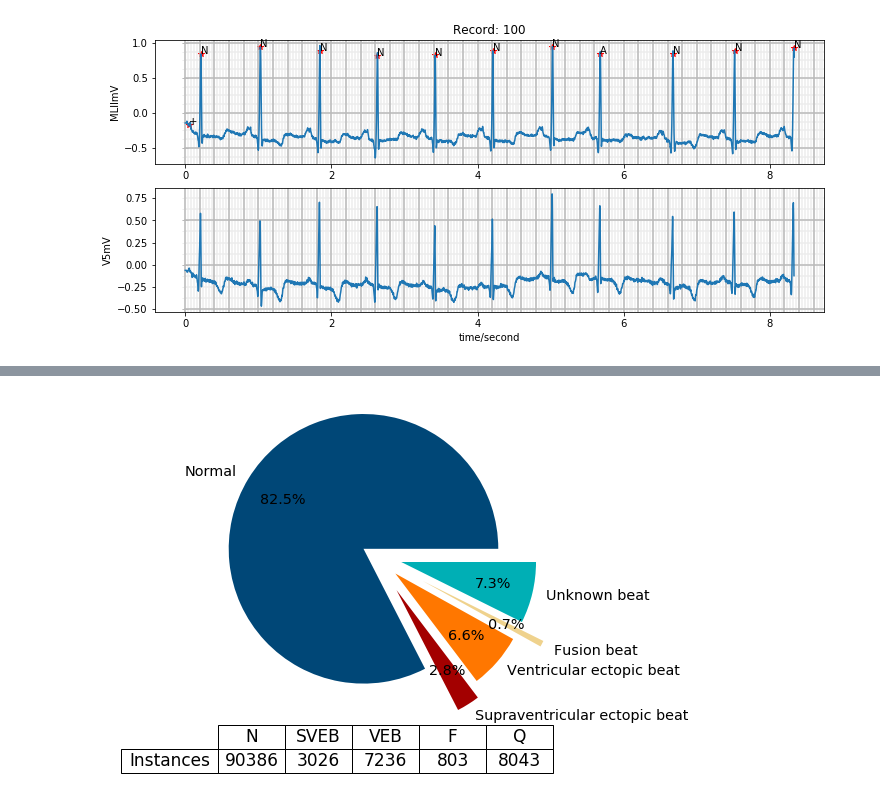
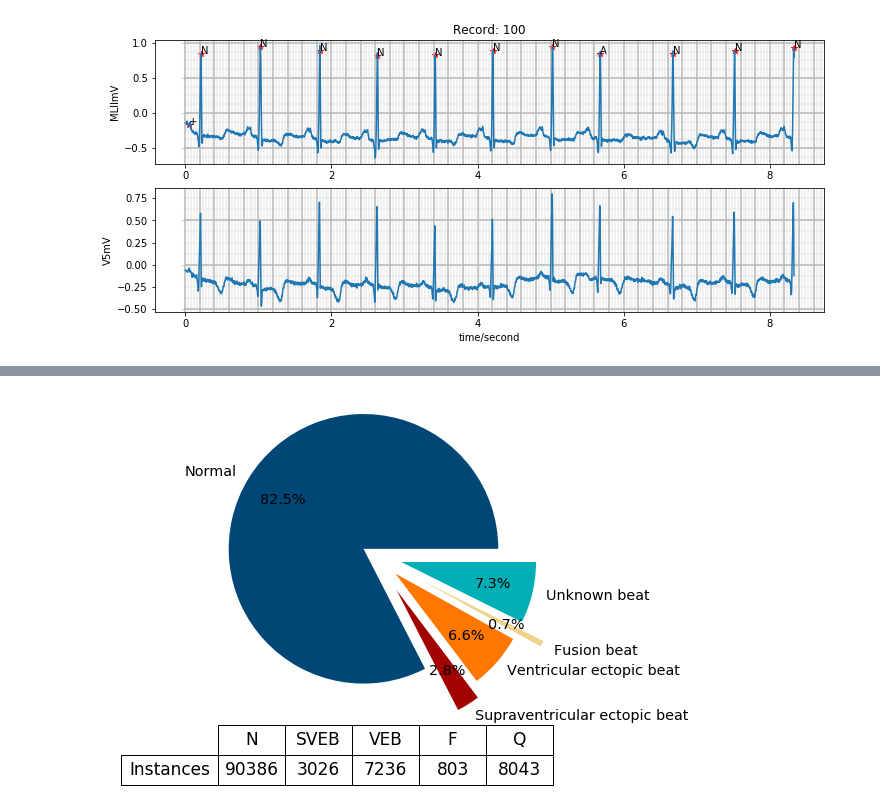
Before and after one commit to omerferhatt/arrhythmia-cnn, a Jupyter notebook: notebooks/main.ipynb, the cells around one changed output, grey strips where cells are left out. Drawn from its saved outputs; the diff is of its cells as text; code cells hidden in the pictures.

```diff
--- a/notebooks/main.ipynb
+++ b/notebooks/main.ipynb
@@ -164,40 +189,53 @@ f: Fusion of paced and normal beat
 # %%
 # Calculate total super beat instances
-sbeat_count_dict = {}
-for sb in sb_ann_class:
-    cnt = 0
-    for c, b in np.array(sb_list)[:, 1:]:
-        if sb == b:
-            cnt += int(c)
-    sbeat_count_dict[sb] = cnt
+def get_sb_instances():
+    sbeat_count_dict = {}
+    for sb in sb_ann_class:
+        cnt = 0
+        for c, b in np.array(sb_list)[:, 1:]:
+            if sb == b:
+                cnt += int(c)
+        sbeat_count_dict[sb] = cnt
+
+    return sbeat_count_dict
+
+sb_count_dict = get_sb_instances()
 # %%
 # Creating pie chart figure with specified size
 def draw_pie_chart_sb_class():
+    # Set figure size
     plt.figure(figsize=(6, 6))
-    total = sum(list(sbeat_count_dict.values()))
-    sizes = [(size / total) * 100 for size in list(sbeat_count_dict.values())]
-
+    # Total suber beat class instances
+    total = sum(list(sb_count_dict.values()))
+    # Divide all suber beat class instances to total beat number to define pie chart percentage row values
+    sizes = [(size / total) * 100 for size in list(sb_count_dict.values())]
+    # Set pie chart class parts explode
     explode = (0.1, 0.3, 0.2, 0.4, 0.2)
-
+    # Draw pie chart
     plt.pie(sizes, explode=explode, labels=list(sb_ann.values()), autopct='%1.1f%%',
             pctdistance=0.7, textprops={"fontsize": "x-large"}, colors=sb_ann_class_palette,
             shadow=False, startangle=0)
+    # Setting all axis to equal to get perfect circular pie chart
     plt.axis('equal')
-
-    rows = [[str(integer) for integer in list(sbeat_count_dict.values())]]
+    # Define row values of table plot
+    rows = [[str(integer) for integer in list(sb_count_dict.values())]]
     row_label = ["Instances"]
-    cols = tuple(sbeat_count_dict.keys())
+    # Defining column headers of table plot
+    cols = tuple(sb_count_dict.keys())
+    # Draw table
     table = plt.table(cellText=rows,
                       colLabels=cols,
                       rowLabels=row_label,
                       loc="bottom",
                       cellLoc="center",
                       rowLoc="center",
                       colLoc="center")
-    table.scale(1, 2)
+    # Scale table and font size
+    table.scale(1, 2.5)
     table.set_fontsize(20)
+    # Show the plot
     plt.show()
 
 draw_pie_chart_sb_class()
 # %% [output]
-[figure, old version]
+[figure, new version]
```
Also changed, not shown: parts of 6 cells of this notebook.
